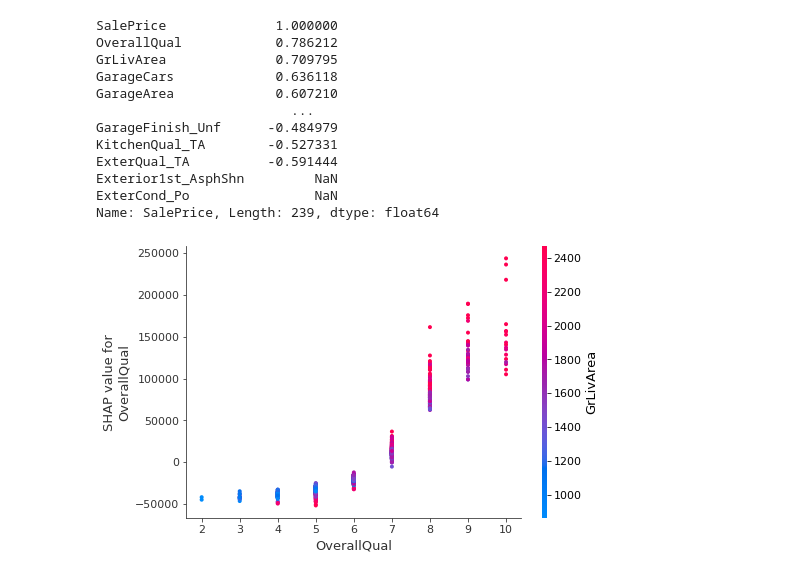
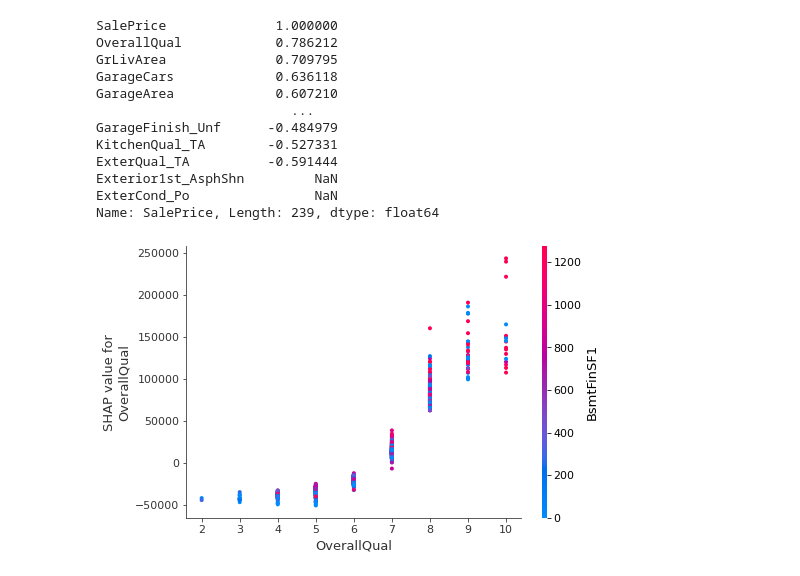
Before and after one commit to sperng/kaggle_house_prices, a Jupyter notebook: house_prices_competition.ipynb, the cells around one changed output. Drawn from its saved outputs; the diff is of its cells as text; code cells hidden in the pictures.

```diff
--- a/house_prices_competition.ipynb
+++ b/house_prices_competition.ipynb
@@ -466,6 +457,6 @@ Exterior1st_AsphShn         NaN
 ExterCond_Po                NaN
 Name: SalePrice, Length: 239, dtype: float64
 # %%
-shap.dependence_plot('OverallQual', shap_values, X,)
+shap.dependence_plot(ind='OverallQual', shap_values=shap_values, features=X,interaction_index='BsmtFinSF1')
 # %% [output]
-[figure, old version]
+[figure, new version]
```
Also changed, not shown: parts of 12 cells of this notebook.
